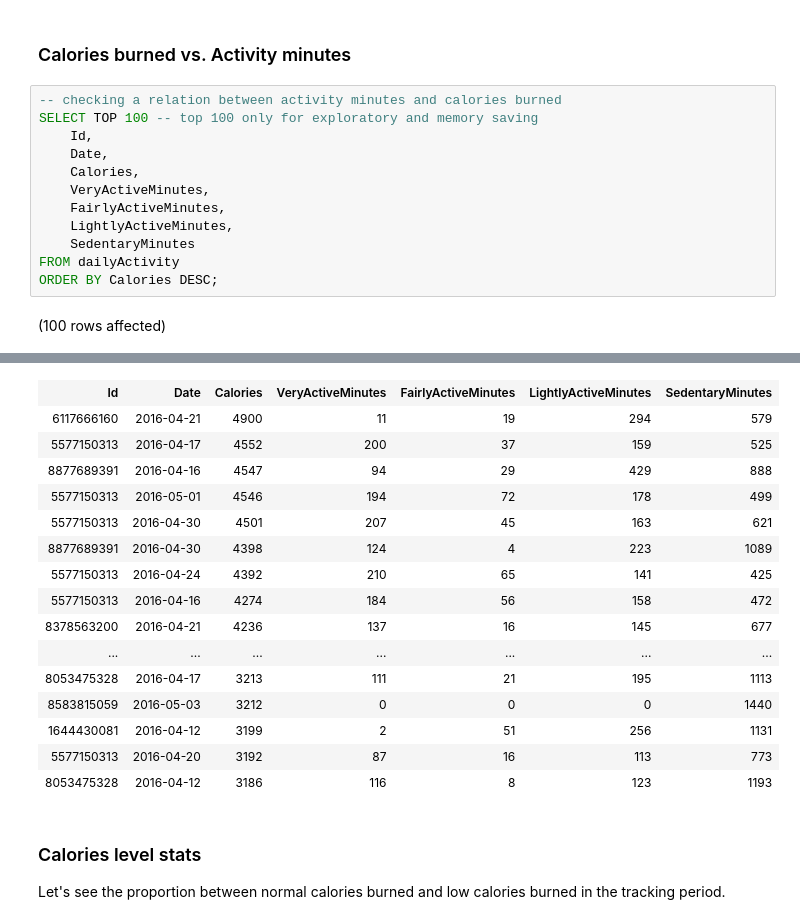
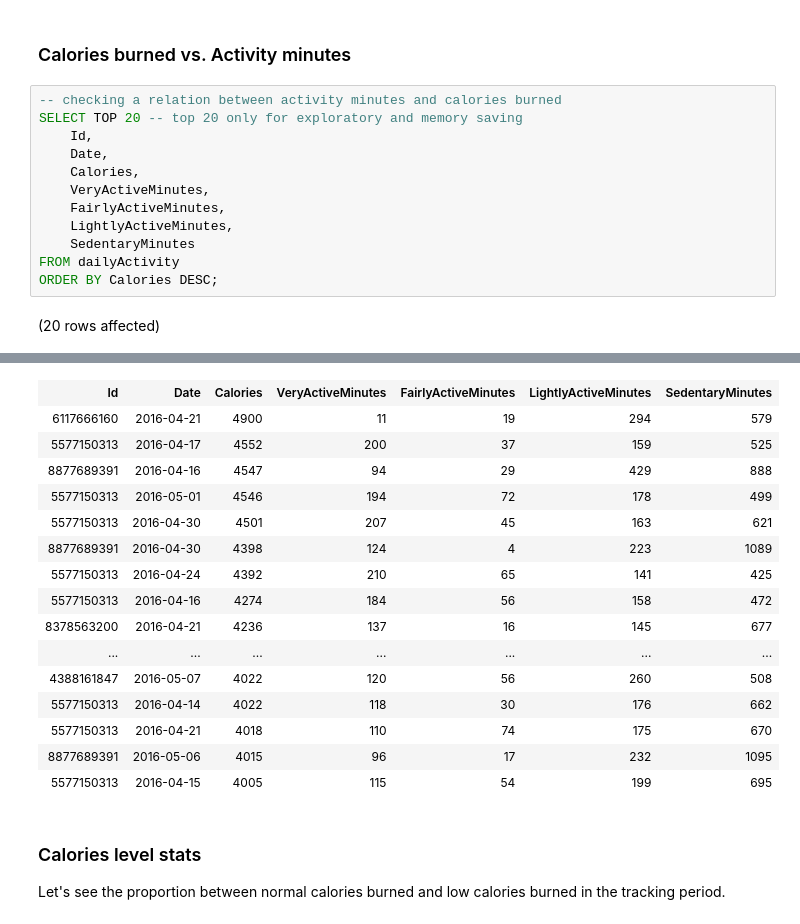
Before and after one commit to spilltheteaboy/belabeat, a Jupyter notebook: BellabeatSQL.ipynb, the cells around one changed output, grey strips where cells are left out. Saved outputs shown, nothing was run; the diff lists cells and outputs as text.

```diff
--- a/BellabeatSQL.ipynb
+++ b/BellabeatSQL.ipynb
@@ -725,7 +725,7 @@ Total execution time: 00:00:00.082
 ### Calories burned vs. Activity minutes
 # %%
 -- checking a relation between activity minutes and calories burned
-SELECT TOP 100 -- top 100 only for exploratory and memory saving
+SELECT TOP 20 -- top 20 only for exploratory and memory saving
     Id,
     Date,
     Calories,
@@ -736,4 +736,4 @@ SELECT TOP 100 -- top 100 only for exploratory and memory saving
 FROM dailyActivity
 ORDER BY Calories DESC;
 # %% [output]
-(100 rows affected)
+(20 rows affected)
@@ -741,19 +741,19 @@ Total execution time: 00:00:00.036
 | Id | Date | Calories | VeryActiveMinutes | FairlyActiveMinutes | LightlyActiveMinutes | SedentaryMinutes |
 | 6117666160 | 2016-04-21 | 4900 | 11 | 19 | 294 | 579 |
 | 5577150313 | 2016-04-17 | 4552 | 200 | 37 | 159 | 525 |
 | 8877689391 | 2016-04-16 | 4547 | 94 | 29 | 429 | 888 |
 | 5577150313 | 2016-05-01 | 4546 | 194 | 72 | 178 | 499 |
 | 5577150313 | 2016-04-30 | 4501 | 207 | 45 | 163 | 621 |
 | 8877689391 | 2016-04-30 | 4398 | 124 | 4 | 223 | 1089 |
 | 5577150313 | 2016-04-24 | 4392 | 210 | 65 | 141 | 425 |
 | 5577150313 | 2016-04-16 | 4274 | 184 | 56 | 158 | 472 |
 | 8378563200 | 2016-04-21 | 4236 | 137 | 16 | 145 | 677 |
 | ... | ... | ... | ... | ... | ... | ... |
-| 8053475328 | 2016-04-17 | 3213 | 111 | 21 | 195 | 1113 |
-| 8583815059 | 2016-05-03 | 3212 | 0 | 0 | 0 | 1440 |
-| 1644430081 | 2016-04-12 | 3199 | 2 | 51 | 256 | 1131 |
-| 5577150313 | 2016-04-20 | 3192 | 87 | 16 | 113 | 773 |
-| 8053475328 | 2016-04-12 | 3186 | 116 | 8 | 123 | 1193 |
+| 4388161847 | 2016-05-07 | 4022 | 120 | 56 | 260 | 508 |
+| 5577150313 | 2016-04-14 | 4022 | 118 | 30 | 176 | 662 |
+| 5577150313 | 2016-04-21 | 4018 | 110 | 74 | 175 | 670 |
+| 8877689391 | 2016-05-06 | 4015 | 96 | 17 | 232 | 1095 |
+| 5577150313 | 2016-04-15 | 4005 | 115 | 54 | 199 | 695 |
 # %% [markdown]
 ### Calories level stats
 
```
Also changed, not shown: parts of 10 cells of this notebook.
